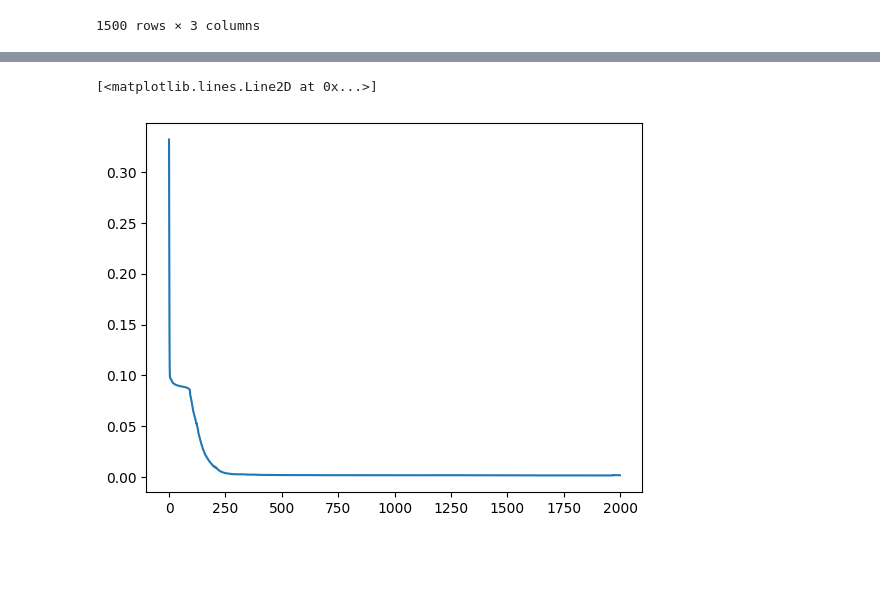
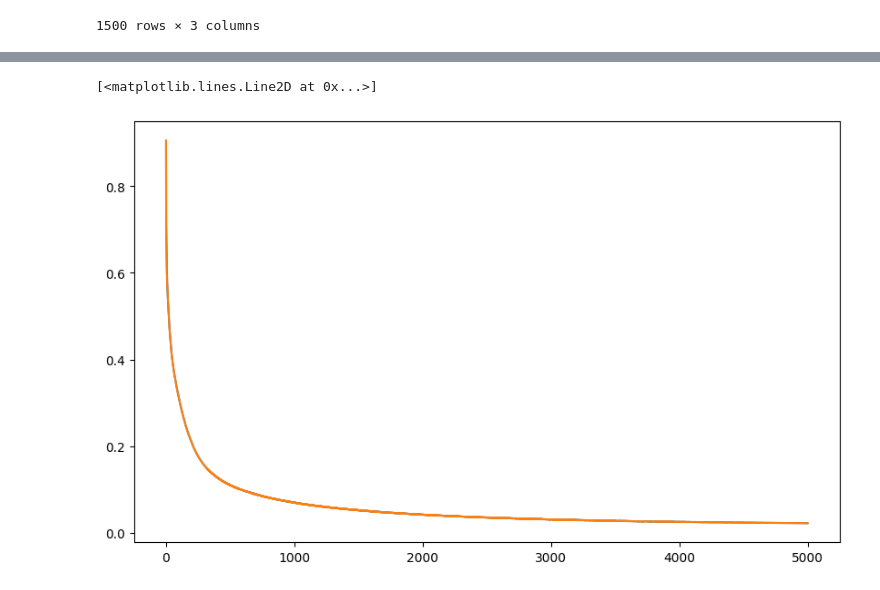
Before and after one commit to Fersoil/miowad, a Jupyter notebook: NN/NN4.ipynb, the cells around one changed output, grey strips where cells are left out. Drawn from its saved outputs; the diff is of its cells as text; code cells hidden in the pictures; blank space fills up the shorter version.

Commit message:
softmax

```diff
--- a/NN/NN4.ipynb
+++ b/NN/NN4.ipynb
@@ -365,0 +229,10 @@ dtype: float64
+# %%
+
+norm = networks.assets.Normalizator(xor_train[["x", "y"]])
+
+train = norm(xor_train[["x", "y"]])
+y_train = xor_train.c.values.reshape(-1, 1)
+test = norm(xor_test[['x', 'y']])
+y_test = xor_test.c.values.reshape(-1, 1)
+
+plt.scatter(train["x"], train["y"], c=y_train)
@@ -366,16 +242,16 @@ dtype: float64
 # %%
 layers = [
-    {"output_dim": 20, "activation": "relu", "init": "he"},
-    {"output_dim": 20, "activation": "relu", "init": "he"},
-    {"activation": "linear", "init": "normal"}
+    {"output_dim": 10, "activation": "relu", "init": "he"},
+    {"output_dim": 10, "activation": "relu", "init": "he"},
+    {"output_dim": 2, "activation": "softmax", "init": "normal"}
 ]
 
 max_epochs = 5000
 
-mlp_multimodal = networks.MLP(layers, input=multimodal_large_train_norm[["x"]].T)
+mlp_xor = networks.MLP(layers, input=train.T, output_type="classification")
 
 
-losses = mlp_multimodal.train(multimodal_large_train_norm[["x"]].T.to_numpy(), multimodal_large_train_norm[["y"]].T.to_numpy(), max_epochs=max_epochs, batch_size=32, early_loss_stop = 1e-8, learning_rate=0.02)
+losses = mlp_xor.train(train.T, y_train.T, max_epochs=max_epochs, batch_size=32, learning_rate=0.01)
 
 plt.plot(losses)
 # %% [output]
@@ -399,2 +275,2 @@ Epoch: 1900, Loss: 0.0017790827687591104
 [<matplotlib.lines.Line2D at 0x...>]
-[figure, old version]
+[figure, new version]
```
Also changed, not shown: parts of 36 cells of this notebook, 6 other files.
